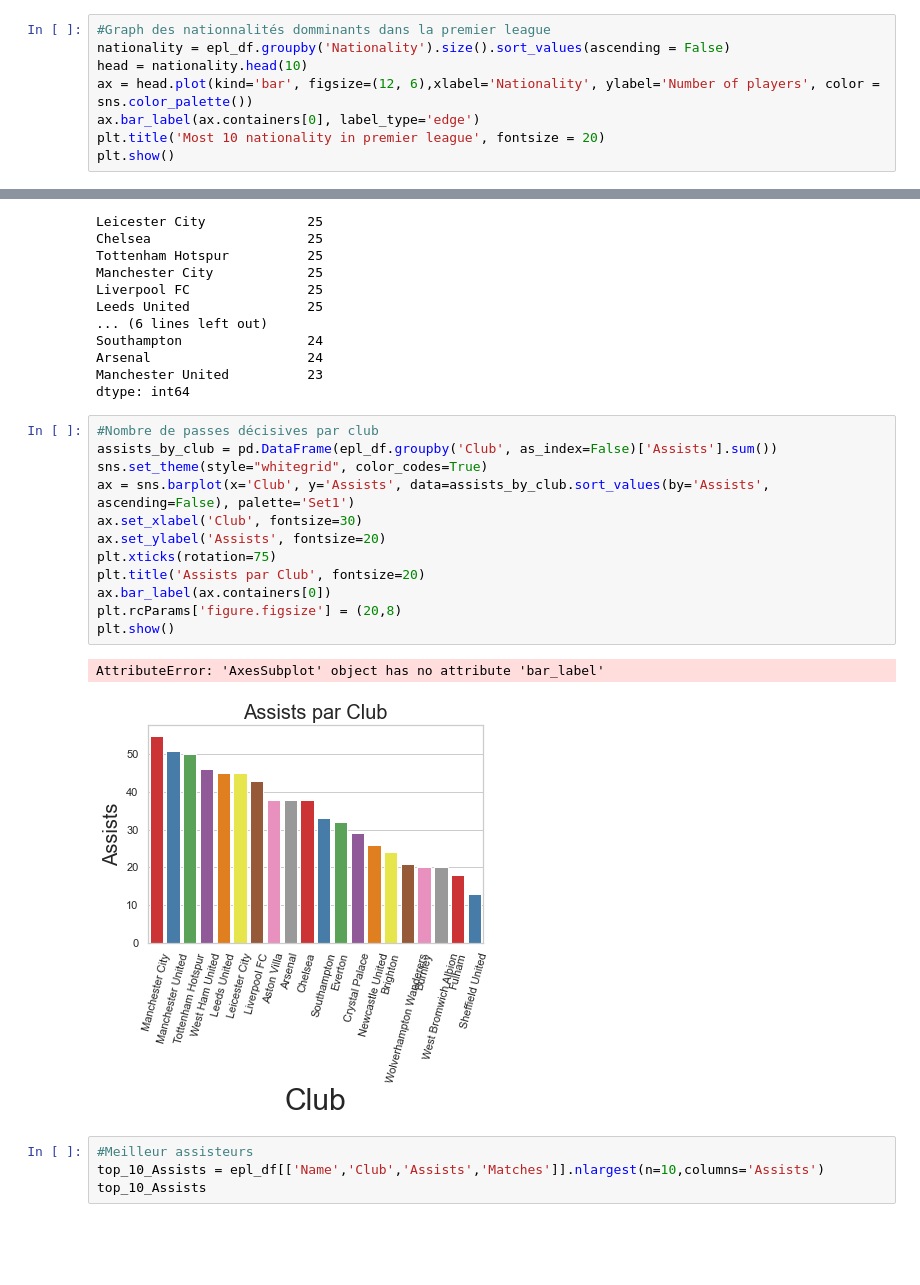
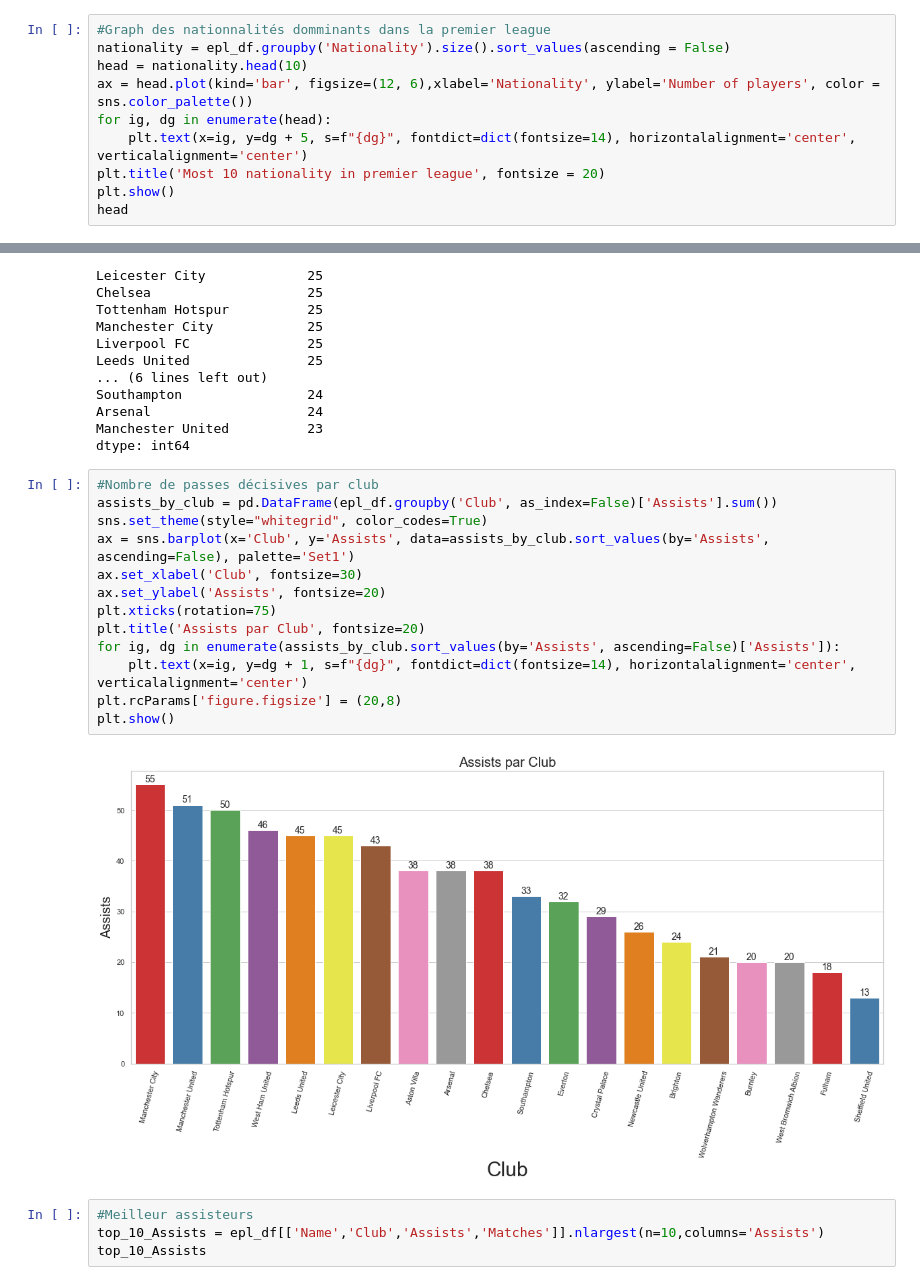
Before and after one commit to Bouaskaoun/football-data-analysis, a Jupyter notebook: main_saad.ipynb, the cells around one changed output, grey strips where cells are left out. Drawn from its saved outputs; the diff is of its cells as text; blank space fills up the shorter version.

Commit message:
fix the ax.bar_label issue

```diff
--- a/main_saad.ipynb
+++ b/main_saad.ipynb
@@ -144,7 +200,9 @@ plt.show()
 nationality = epl_df.groupby('Nationality').size().sort_values(ascending = False)
 head = nationality.head(10)
 ax = head.plot(kind='bar', figsize=(12, 6),xlabel='Nationality', ylabel='Number of players', color = sns.color_palette())
-ax.bar_label(ax.containers[0], label_type='edge')
+for ig, dg in enumerate(head):
+    plt.text(x=ig, y=dg + 5, s=f"{dg}", fontdict=dict(fontsize=14), horizontalalignment='center', verticalalignment='center')
 plt.title('Most 10 nationality in premier league', fontsize = 20)
 plt.show()
+head
 # %% [output]
@@ -283,18 +352,18 @@ dtype: int64
 # %%
 #Nombre de passes décisives par club
 assists_by_club = pd.DataFrame(epl_df.groupby('Club', as_index=False)['Assists'].sum())
 sns.set_theme(style="whitegrid", color_codes=True)
 ax = sns.barplot(x='Club', y='Assists', data=assists_by_club.sort_values(by='Assists', ascending=False), palette='Set1')
 ax.set_xlabel('Club', fontsize=30)
 ax.set_ylabel('Assists', fontsize=20)
 plt.xticks(rotation=75)
 plt.title('Assists par Club', fontsize=20)
-ax.bar_label(ax.containers[0])
+for ig, dg in enumerate(assists_by_club.sort_values(by='Assists', ascending=False)['Assists']):
+    plt.text(x=ig, y=dg + 1, s=f"{dg}", fontdict=dict(fontsize=14), horizontalalignment='center', verticalalignment='center')
 plt.rcParams['figure.figsize'] = (20,8)
 plt.show()
 # %% [output]
-AttributeError: 'AxesSubplot' object has no attribute 'bar_label'
-[figure, old version]
+[figure, new version]
 # %%
 #Meilleur assisteurs
 top_10_Assists = epl_df[['Name','Club','Assists','Matches']].nlargest(n=10,columns='Assists')
```
Also changed, not shown: parts of 23 cells of this notebook, 1 other file.
